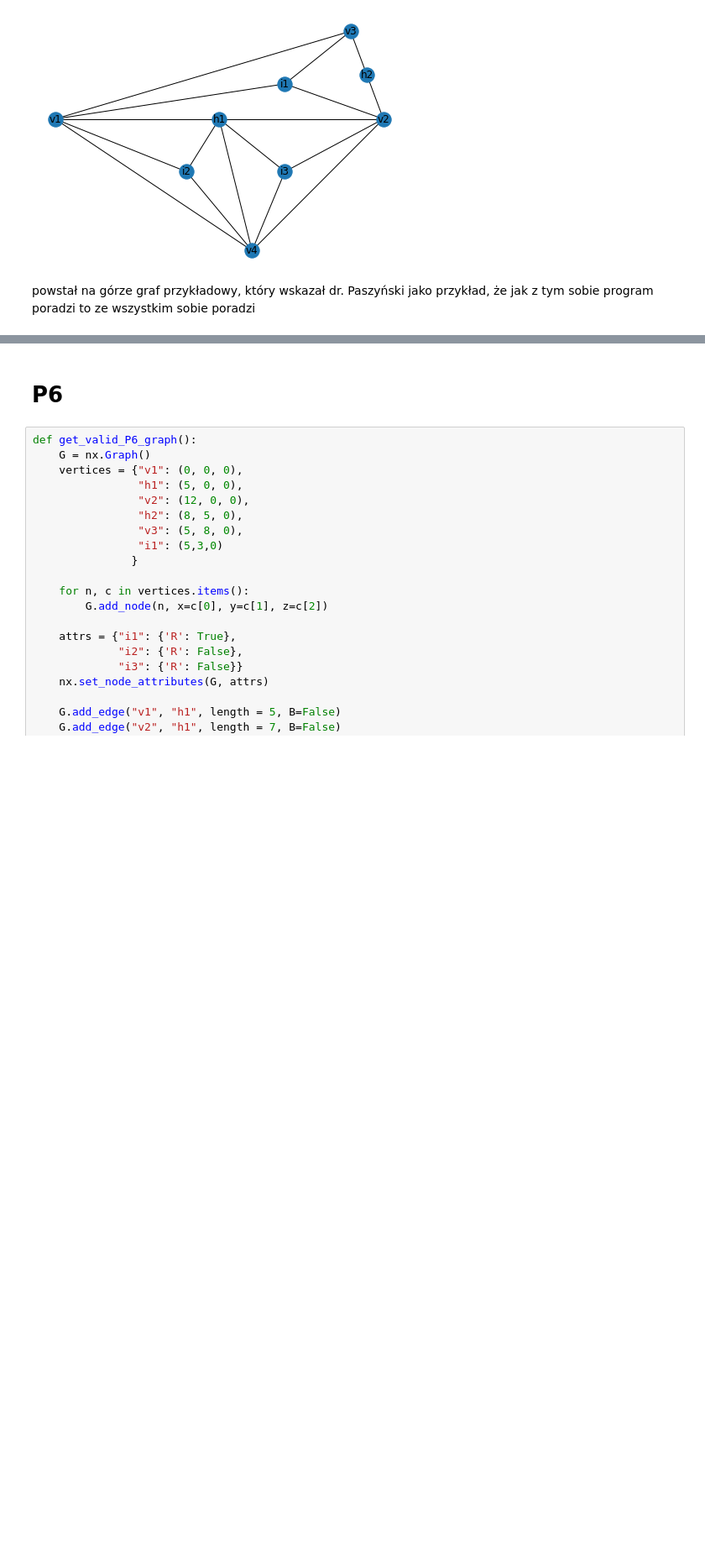
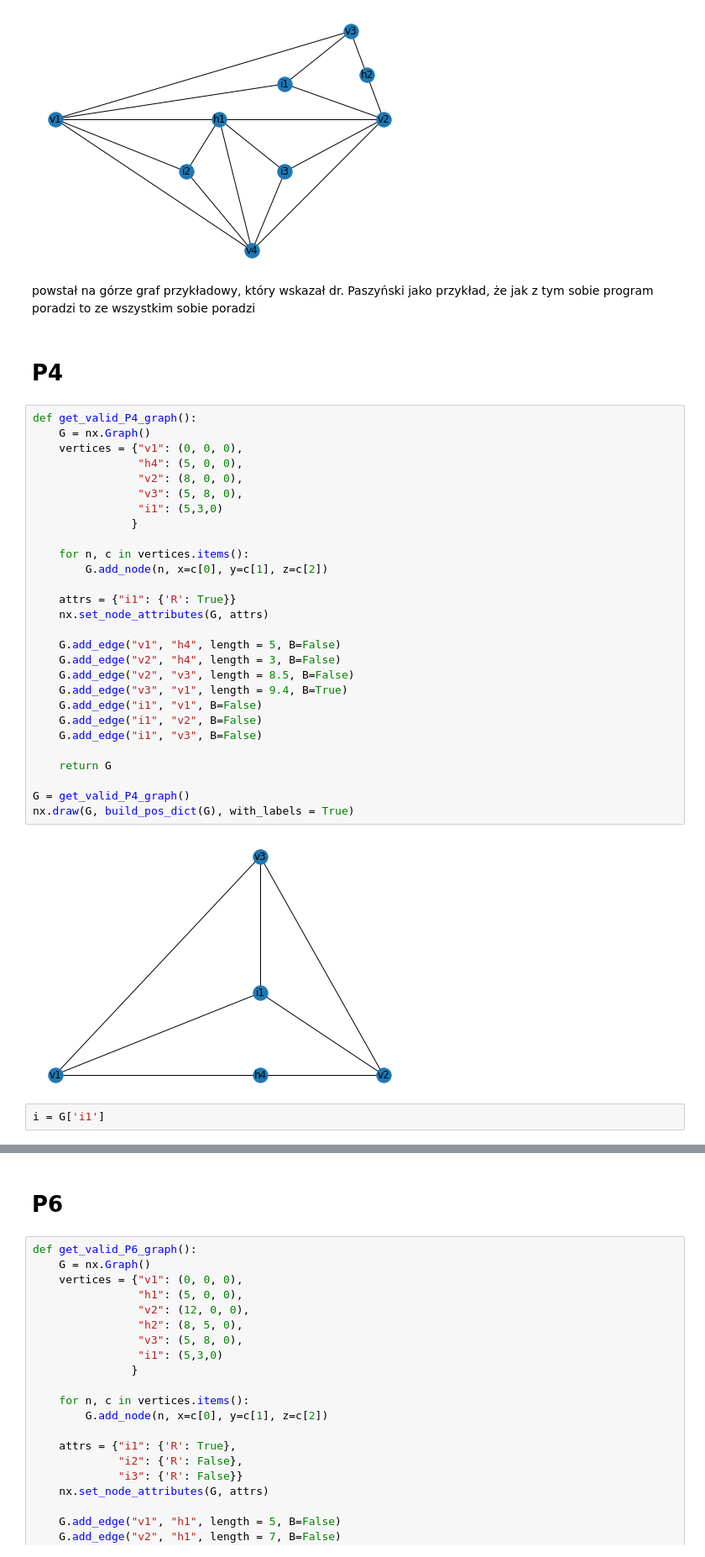
Before and after one commit to aleqsio/Terrain, a Jupyter notebook: CADY-ULTIMATE2.ipynb, the cells around one changed output, grey strips where cells are left out. Shown at 84% size. Saved outputs shown, nothing was run; the diff lists cells and outputs as text; blank space fills up the shorter version.

```diff
--- a/CADY-ULTIMATE2.ipynb
+++ b/CADY-ULTIMATE2.ipynb
@@ -129,3 +129,37 @@ nx.draw(G, build_pos_dict(G), with_labels = True)
 [figure]
 # %% [markdown]
 powstał na górze graf przykładowy, który wskazał dr. Paszyński jako przykład, że jak z tym sobie program poradzi to ze wszystkim sobie poradzi
+# %% [markdown]
+# P4
+# %%
+def get_valid_P4_graph():
+    G = nx.Graph()
+    vertices = {"v1": (0, 0, 0),
+                "h4": (5, 0, 0),
+                "v2": (8, 0, 0),
+                "v3": (5, 8, 0),
+                "i1": (5,3,0)
+               }
+
+    for n, c in vertices.items():
+        G.add_node(n, x=c[0], y=c[1], z=c[2])
+
+    attrs = {"i1": {'R': True}}
+    nx.set_node_attributes(G, attrs)
+
+    G.add_edge("v1", "h4", length = 5, B=False)
+    G.add_edge("v2", "h4", length = 3, B=False)
+    G.add_edge("v2", "v3", length = 8.5, B=False)
+    G.add_edge("v3", "v1", length = 9.4, B=True)
+    G.add_edge("i1", "v1", B=False)
+    G.add_edge("i1", "v2", B=False)
+    G.add_edge("i1", "v3", B=False)
+
+    return G
+
+G = get_valid_P4_graph()
+nx.draw(G, build_pos_dict(G), with_labels = True)
+# %% [output]
+[figure, added]
+# %%
+i = G['i1']
```
Also changed, not shown: parts of 3 cells of this notebook.
